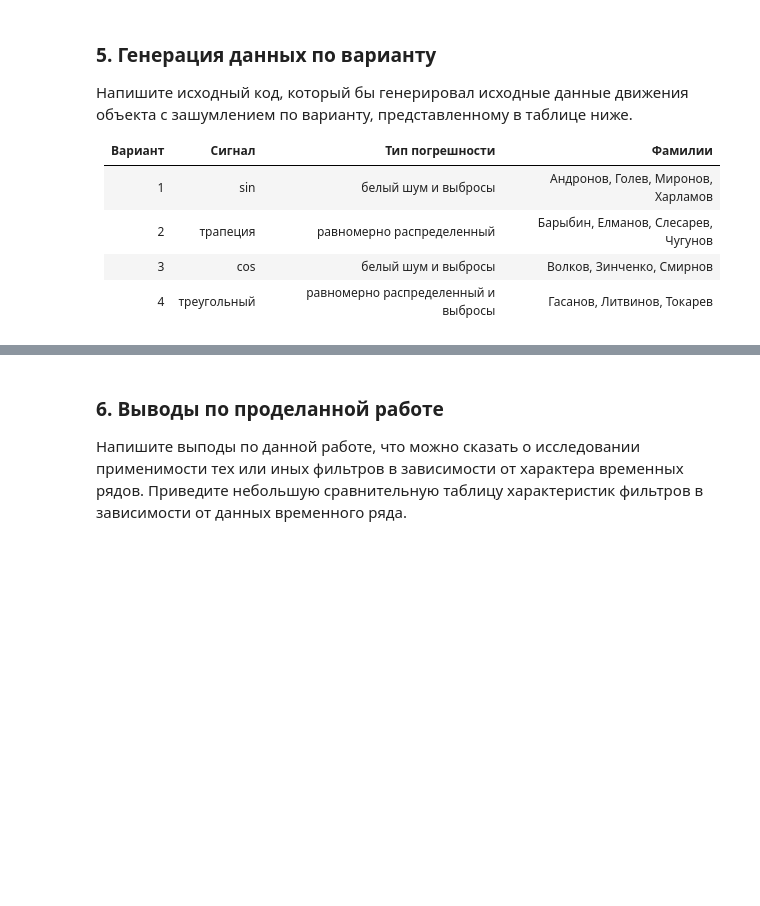
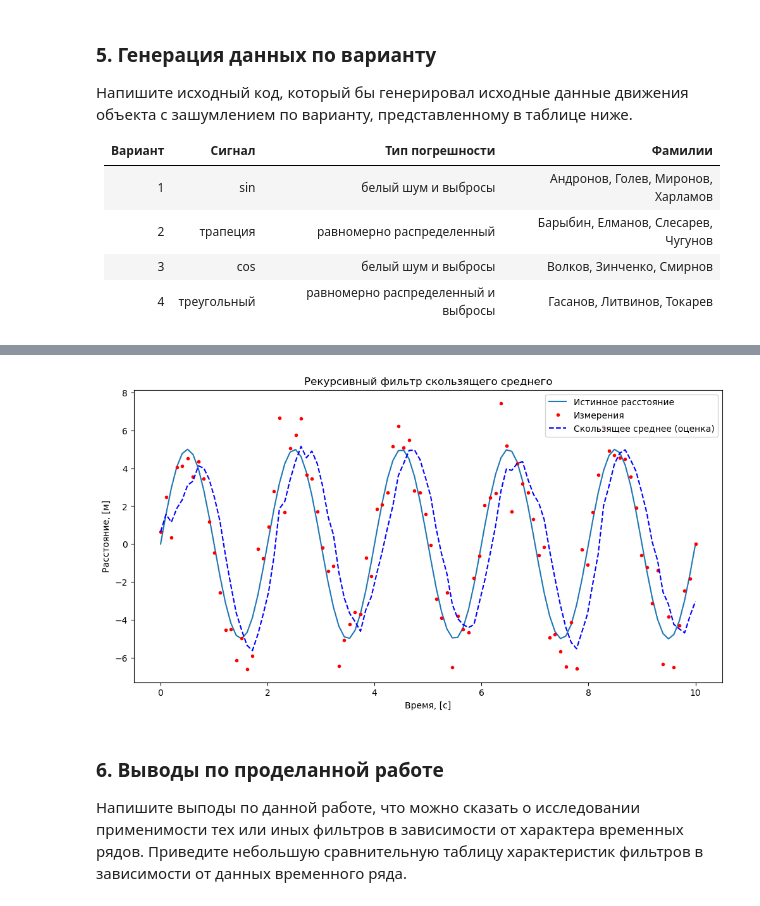
Before and after one commit to BROsandr/modeling_ius, a Jupyter notebook: lab1/IUS_lab01.ipynb, the cells around one changed output, grey strips where cells are left out. Drawn from its saved outputs; the diff is of its cells as text; code cells hidden in the pictures; blank space fills up the shorter version.

```diff
--- a/lab1/IUS_lab01.ipynb
+++ b/lab1/IUS_lab01.ipynb
@@ -681,3 +681,17 @@ plt.show()
+# %%
+
+# Визуализация результатов
+plt.figure(figsize=(12, 6))
+plt.plot(t, x_true, label='Истинное расстояние')
+plt.plot(t, z, 'r.', label='Измерения')
+plt.plot(t, y_ma_out, 'b--', label='Скользящее среднее (оценка)')
+plt.xlabel('Время, [с]')
+plt.ylabel('Расстояние, [м]')
+plt.legend()
+plt.title('Рекурсивный фильтр скользящего среднего')
+plt.show()
+# %% [output]
+[figure, added]
 # %% [markdown]
 ### 6. Выводы по проделанной работе
 Напишите выподы по данной работе, что можно сказать о исследовании применимости тех или иных фильтров в зависимости от характера временных рядов. Приведите небольшую сравнительную таблицу характеристик фильтров в зависимости от данных временного ряда.
```
Also changed, not shown: parts of 14 cells of this notebook.
